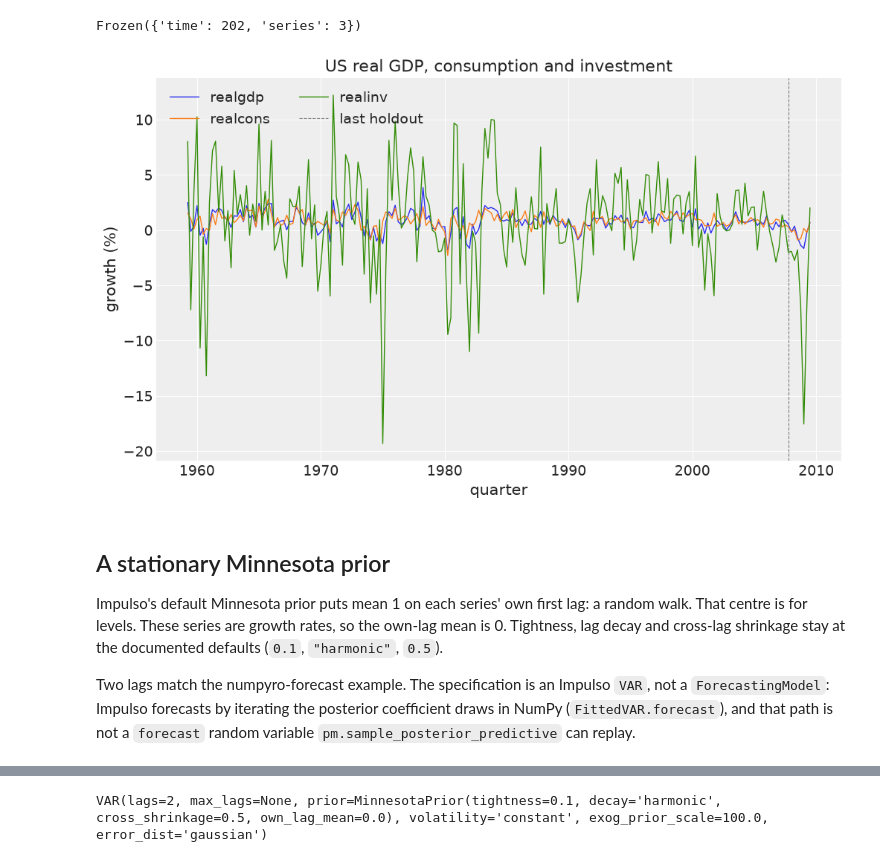
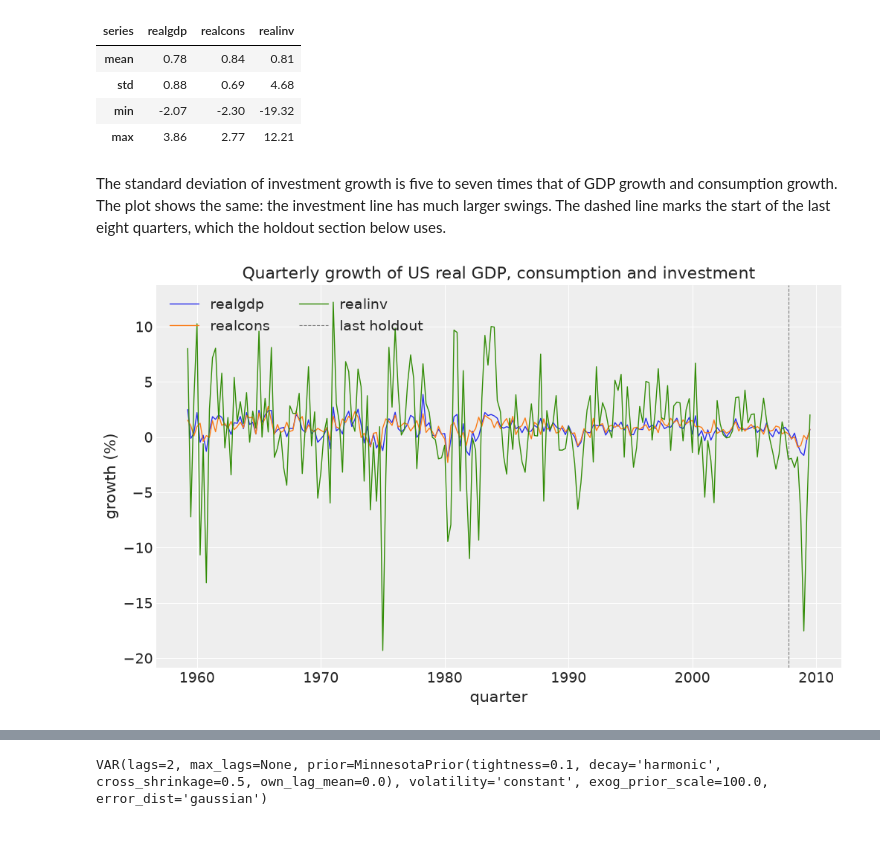
Before and after one commit to pymc-labs/pymc-forecast, a Jupyter notebook: docs/examples/var.ipynb, the cells around one changed output, grey strips where cells are left out. Cells and saved outputs as stored; diff of their text form; code cells hidden in the pictures.

```diff
--- a/docs/examples/var.ipynb
+++ b/docs/examples/var.ipynb
@@ -71,27 +84,25 @@ to be standardised first.
 # %%
 growth = (100 * np.log(load_us_macro())).diff("time").rename("growth")
-growth.sizes
+series_names = list(growth["series"].values)
+growth.to_pandas().describe().loc[["mean", "std", "min", "max"]].round(2)
 # %% [output]
-Frozen({'time': 202, 'series': 3})
+| series | realgdp | realcons | realinv |
+| mean | 0.78 | 0.84 | 0.81 |
+| std | 0.88 | 0.69 | 4.68 |
+| min | -2.07 | -2.30 | -19.32 |
+| max | 3.86 | 2.77 | 12.21 |
+# %% [markdown]
+The standard deviation of investment growth is five to seven times that of GDP growth and consumption growth. The plot shows the same: the investment line has much larger swings. The dashed line marks the start of the last eight quarters, which the holdout section below uses.
 # %%
 fig, ax = plt.subplots()
-for name, color in zip(growth["series"].values, ("C0", "C1", "C2"), strict=True):
+for name, color in zip(series_names, ("C0", "C1", "C2"), strict=True):
     ax.plot(growth["time"].values, growth.sel(series=name), color=color, lw=1, label=name)
 ax.axvline(growth["time"].values[-HOLDOUT], color="gray", ls="--", lw=0.8, label="last holdout")
 ax.legend(loc="upper left", ncol=2)
-ax.set(title="US real GDP, consumption and investment", xlabel="quarter", ylabel="growth (%)")
-plt.show()
+ax.set(
+    title="Quarterly growth of US real GDP, consumption and investment",
+    xlabel="quarter",
+    ylabel="growth (%)",
+);
 # %% [output]
-[figure, old version]
+[figure, new version]
-# %% [markdown]
-## A stationary Minnesota prior
-
-Impulso's default Minnesota prior puts mean 1 on each series' own first lag: a random
-walk. That centre is for levels. These series are growth rates, so the own-lag mean is 0.
-Tightness, lag decay and cross-lag shrinkage stay at the documented defaults (`0.1`,
-`"harmonic"`, `0.5`).
-
-Two lags match the numpyro-forecast example. The specification is an Impulso `VAR`, not a
-`ForecastingModel`: Impulso forecasts by iterating the posterior coefficient draws in
-NumPy (`FittedVAR.forecast`), and that path is not a `forecast` random variable
-`pm.sample_posterior_predictive` can replay.
```
Also changed, not shown: parts of 28 cells of this notebook, 2 other files.
